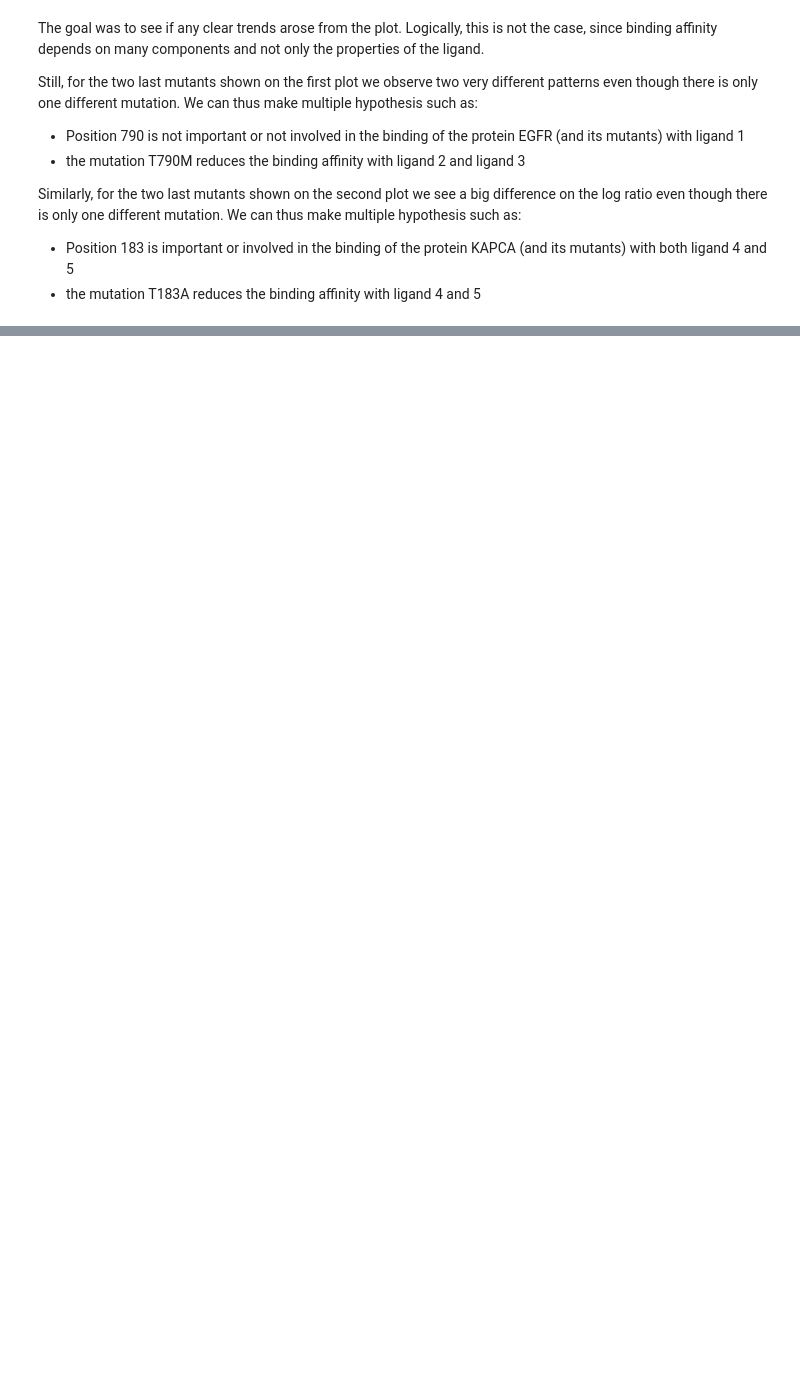
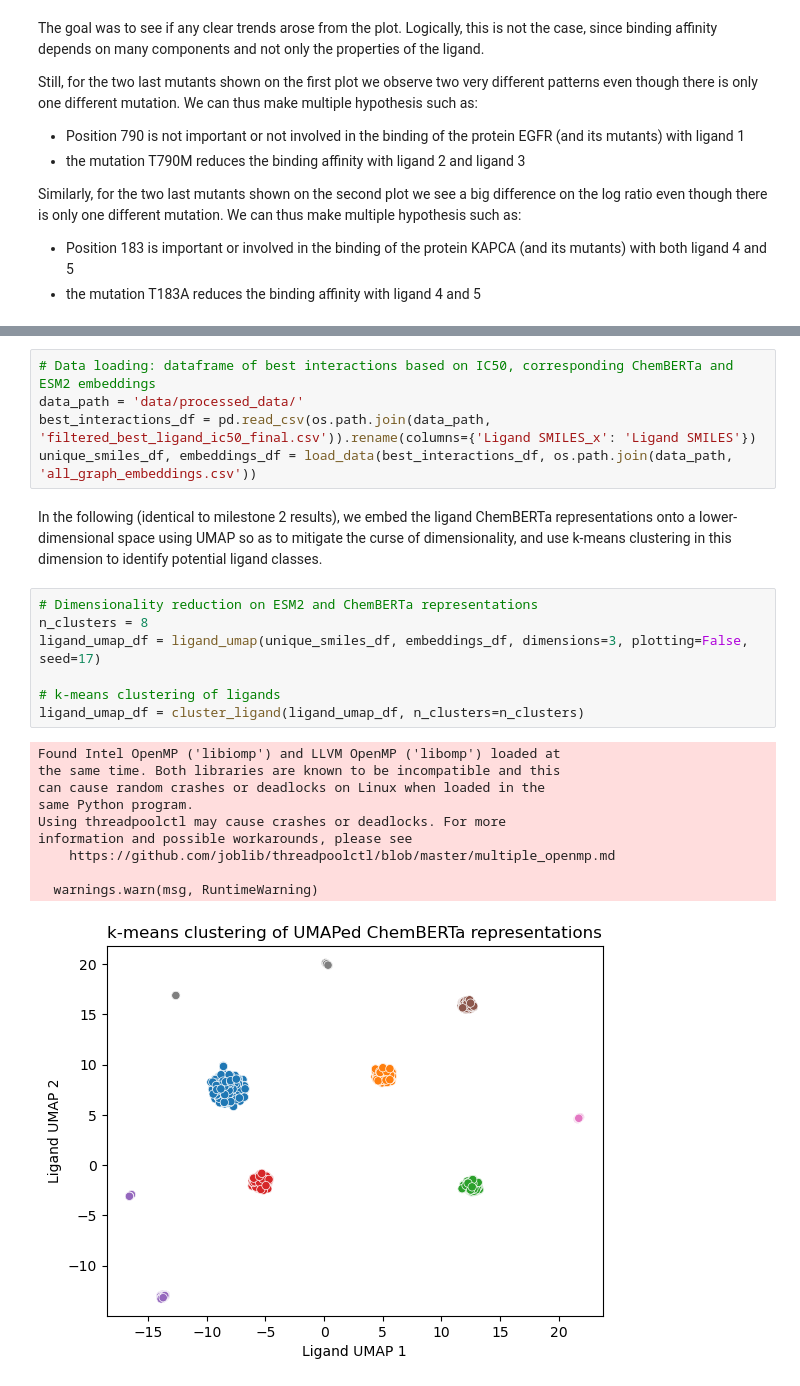
Before and after one commit to epfl-ada/ada-2024-project-abrac-adabra, a Jupyter notebook: mutant_analysis.ipynb, the cells around one changed output, grey strips where cells are left out. Drawn from its saved outputs; the diff is of its cells as text; blank space fills up the shorter version.

```diff
--- a/mutant_analysis.ipynb
+++ b/mutant_analysis.ipynb
@@ -240,0 +255,25 @@ Similarly, for the two last mutants shown on the second plot we see a big differ
+# %%
+# Data loading: dataframe of best interactions based on IC50, corresponding ChemBERTa and ESM2 embeddings
+data_path = 'data/processed_data/'
+best_interactions_df = pd.read_csv(os.path.join(data_path, 'filtered_best_ligand_ic50_final.csv')).rename(columns={'Ligand SMILES_x': 'Ligand SMILES'})
+unique_smiles_df, embeddings_df = load_data(best_interactions_df, os.path.join(data_path, 'all_graph_embeddings.csv'))
+# %% [markdown]
+In the following (identical to milestone 2 results), we embed the ligand ChemBERTa representations onto a lower-dimensional space using UMAP so as to mitigate the curse of dimensionality, and use k-means clustering in this dimension to identify potential ligand classes.
+# %%
+# Dimensionality reduction on ESM2 and ChemBERTa representations
+n_clusters = 8
+ligand_umap_df = ligand_umap(unique_smiles_df, embeddings_df, dimensions=3, plotting=False, seed=17)
+
+# k-means clustering of ligands
+ligand_umap_df = cluster_ligand(ligand_umap_df, n_clusters=n_clusters)
+# %% [output]
+Found Intel OpenMP ('libiomp') and LLVM OpenMP ('libomp') loaded at
+the same time. Both libraries are known to be incompatible and this
+can cause random crashes or deadlocks on Linux when loaded in the
+same Python program.
+Using threadpoolctl may cause crashes or deadlocks. For more
+information and possible workarounds, please see
+    https://github.com/joblib/threadpoolctl/blob/master/multiple_openmp.md
+
+  warnings.warn(msg, RuntimeWarning)
+[figure, added]
```
Also changed, not shown: parts of 22 cells of this notebook.
